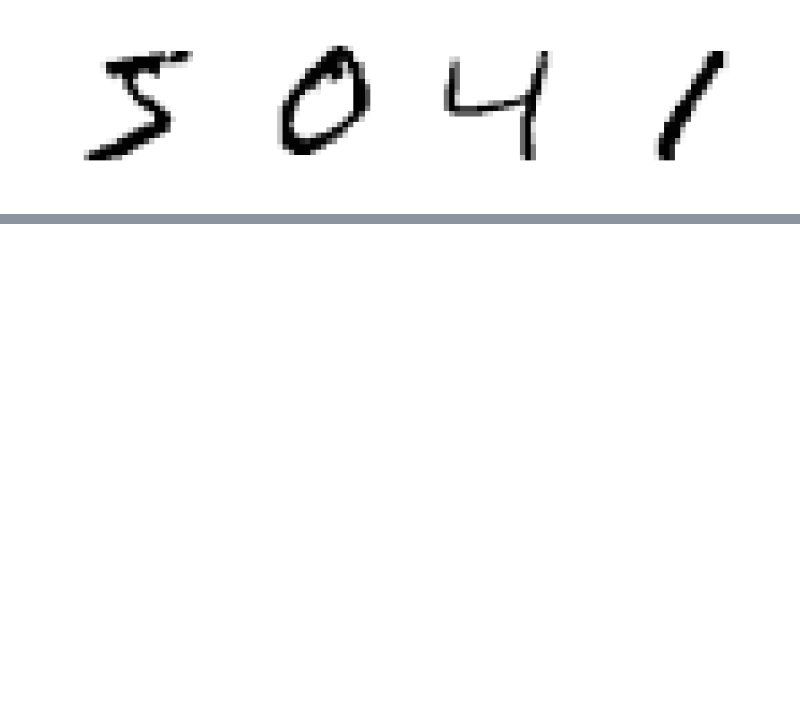
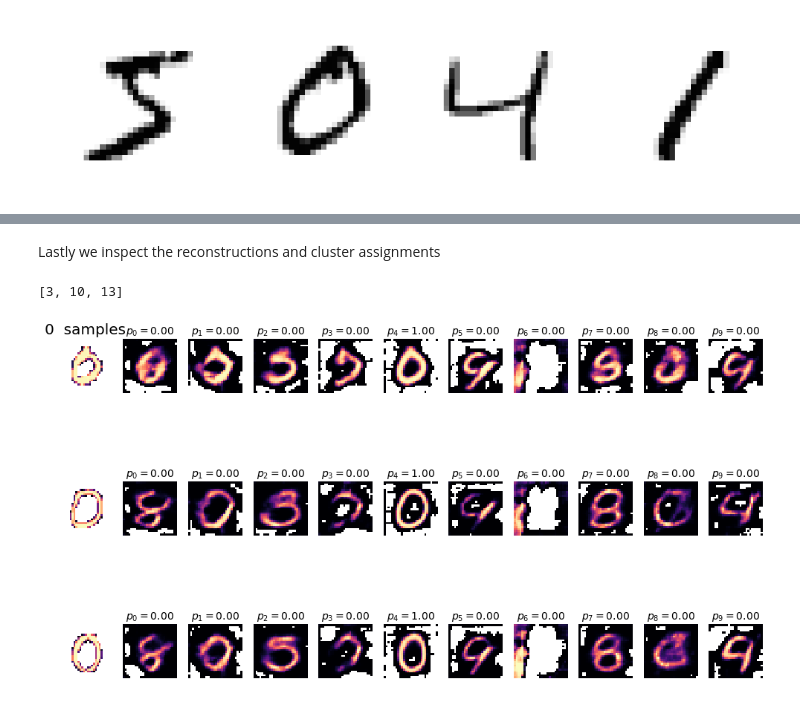
Before and after one commit to ATTPC/VAE-event-classification, a Jupyter notebook: notebooks/mixae_tutorial.ipynb, the cells around one changed output, grey strips where cells are left out. Cells and saved outputs as stored; diff of their text form; code cells hidden in the pictures; blank space fills up the shorter version.

```diff
--- a/notebooks/mixae_tutorial.ipynb
+++ b/notebooks/mixae_tutorial.ipynb
@@ -66,9 +66,9 @@ def plot_confusion_matrix(
 
 def display_events(model, n, n_display=3, what_class=0,):
     if what_class == 0:
-        event = "Proton"
+        event = "0 "
     elif what_class == 1:
-        event = "Carbon"
+        event = "1 "
     else:
         event = "Other"
     all_class = np.argwhere(y_lab == what_class)
@@ -81,8 +81,8 @@ def display_events(model, n, n_display=3, what_class=0,):
     cmap = matplotlib.cm.magma
     cmap.set_under(color='white')
 
-    fig, ax = plt.subplots(ncols=n_classes+1, nrows=n_display, figsize=(15, 9))
-    ax[0,0].set_title(event+" events", fontsize=20)
+    fig, ax = plt.subplots(ncols=n_classes+1, nrows=n_display, figsize=(17, 10))
+    ax[0,0].set_title(event+" samples", fontsize=20)
     for i in range(n_display):
         w = which_class[i]
         ax[i][0].imshow(x_lab_flat[w].reshape(img_shape), cmap=cmap, vmin=1e-4)
@@ -90,14 +90,13 @@ def display_events(model, n, n_display=3, what_class=0,):
         for j in range(n_classes):
             ax[i][j+1].imshow(lab_samples[j][i].reshape(img_shape), cmap=cmap, vmin=1e-5)
             title = r"$p_{}".format(j)
-            title += r"= {:.3f}$".format(float(lab_probs[i,j]))
+            title += r"= {:.2f}$".format(float(lab_probs[i,j]))
             ax[i][j+1].set_title(title, fontsize=14)
             ax[i][j+1].axis("off")
-    base_fn = "/home/robersol/github/thesis/chapters/results/clustering/plots/"
-    fn = base_fn + event + "_"+data+"_mixae_reconst_{}".format(n)
-    plt.savefig(fn+".pdf")
-    plt.savefig(fn+".png")
-    plt.close()
+    #base_fn = "/home/robersol/github/thesis/chapters/results/clustering/plots/"
+    #fn = base_fn + event + "_"+data+"_mixae_reconst_{}".format(n)
+    #plt.savefig(fn+".pdf")
+    #plt.savefig(fn+".png")
 # %%
 (x_full, y_tr), (x_labeled, y_lab) = tf.keras.datasets.mnist.load_data()
 x_full = (np.expand_dims(x_full, -1)/255)
@@ -240,0 +248,8 @@ plot_confusion_matrix(y_lab, pl.prob_log[-1].argmax(1), ax=ax)
+# %% [markdown]
+Lastly we inspect the reconstructions and cluster assignments
+# %%
+data = "mnist"
+display_events(m, 0)
+# %% [output]
+[3, 10, 13]
+[figure, added]
```
Also changed, not shown: parts of 7 cells of this notebook.
